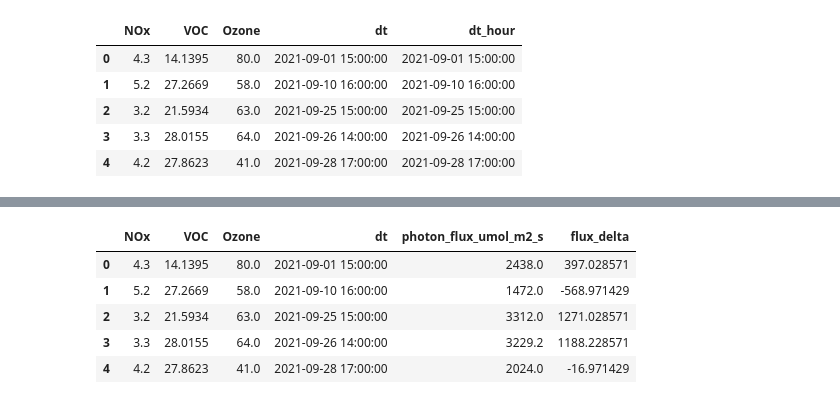
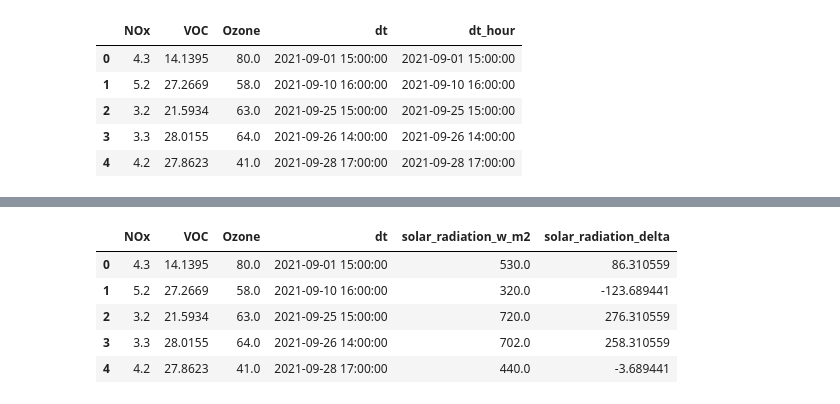
Before and after one commit to isaa-sudweeks/Isopleths, a Jupyter notebook: Notebooks/No_Smoke_Max_Fall.ipynb, the cells around one changed output, grey strips where cells are left out. Drawn from its saved outputs; the diff is of its cells as text; code cells hidden in the pictures.

```diff
--- a/Notebooks/No_Smoke_Max_Fall.ipynb
+++ b/Notebooks/No_Smoke_Max_Fall.ipynb
@@ -78,18 +78,16 @@ start = no_smoke_df['dt'].min() - timedelta(days=1)
 end = no_smoke_df['dt'].max() + timedelta(days=1)
 
 solar_radiation = fetch_synoptic_series(MESOWEST_TOKEN, STATION_ID, start, end, variable='solar_radiation')
-solar_radiation.index = solar_radiation.index.floor('H')
+solar_radiation.index = solar_radiation.index.floor('H') #They give hourly rates.
+solar_radiation = solar_radiation.rename('solar_radiation_w_m2')
 
-PPFD_CONVERSION = 4.6  # Approximate conversion factor from W/m^2 to umol/m^2/s
-photon_flux = (solar_radiation * PPFD_CONVERSION).rename('photon_flux_umol_m2_s')
+merged_df = no_smoke_df.merge(solar_radiation, left_on='dt_hour', right_index=True, how='left')
+missing_radiation = merged_df['solar_radiation_w_m2'].isna().sum()
+if missing_radiation:
+    print(f'[INFO] {missing_radiation} samples are missing solar radiation data; consider tightening the Synoptic query window.')
 
-merged_df = no_smoke_df.merge(photon_flux, left_on='dt_hour', right_index=True, how='left')
-missing_flux = merged_df['photon_flux_umol_m2_s'].isna().sum()
-if missing_flux:
-    print(f'[INFO] {missing_flux} samples are missing photon flux data; consider tightening the Synoptic query window.')
-
-flux_mean = merged_df['photon_flux_umol_m2_s'].mean()
-merged_df['flux_delta'] = merged_df['photon_flux_umol_m2_s'] - flux_mean
+radiation_mean = merged_df['solar_radiation_w_m2'].mean()
+merged_df['solar_radiation_delta'] = merged_df['solar_radiation_w_m2'] - radiation_mean
 
 merged_df.drop(columns=['dt_hour'], inplace=True)
 merged_df.head()
@@ -98,7 +108,7 @@ merged_df.head()
-|  | NOx | VOC | Ozone | dt | photon_flux_umol_m2_s | flux_delta |
-| 0 | 4.3 | 14.1395 | 80.0 | 2021-09-01 15:00:00 | 2438.0 | 397.028571 |
-| 1 | 5.2 | 27.2669 | 58.0 | 2021-09-10 16:00:00 | 1472.0 | -568.971429 |
-| 2 | 3.2 | 21.5934 | 63.0 | 2021-09-25 15:00:00 | 3312.0 | 1271.028571 |
-| 3 | 3.3 | 28.0155 | 64.0 | 2021-09-26 14:00:00 | 3229.2 | 1188.228571 |
-| 4 | 4.2 | 27.8623 | 41.0 | 2021-09-28 17:00:00 | 2024.0 | -16.971429 |
+|  | NOx | VOC | Ozone | dt | solar_radiation_w_m2 | solar_radiation_delta |
+| 0 | 4.3 | 14.1395 | 80.0 | 2021-09-01 15:00:00 | 530.0 | 86.310559 |
+| 1 | 5.2 | 27.2669 | 58.0 | 2021-09-10 16:00:00 | 320.0 | -123.689441 |
+| 2 | 3.2 | 21.5934 | 63.0 | 2021-09-25 15:00:00 | 720.0 | 276.310559 |
+| 3 | 3.3 | 28.0155 | 64.0 | 2021-09-26 14:00:00 | 702.0 | 258.310559 |
+| 4 | 4.2 | 27.8623 | 41.0 | 2021-09-28 17:00:00 | 440.0 | -3.689441 |
 # %%
```
Also changed, not shown: parts of 4 cells of this notebook.
